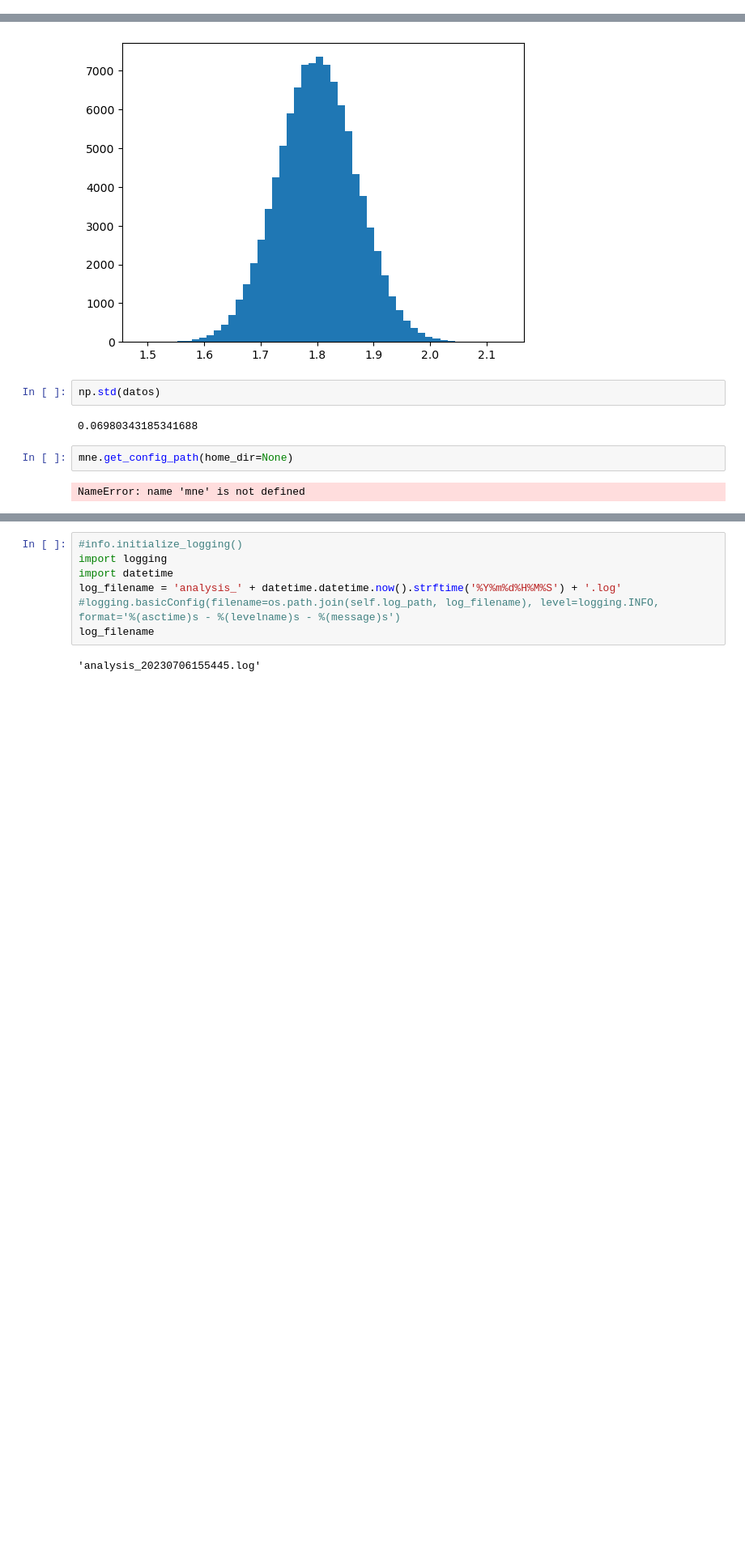
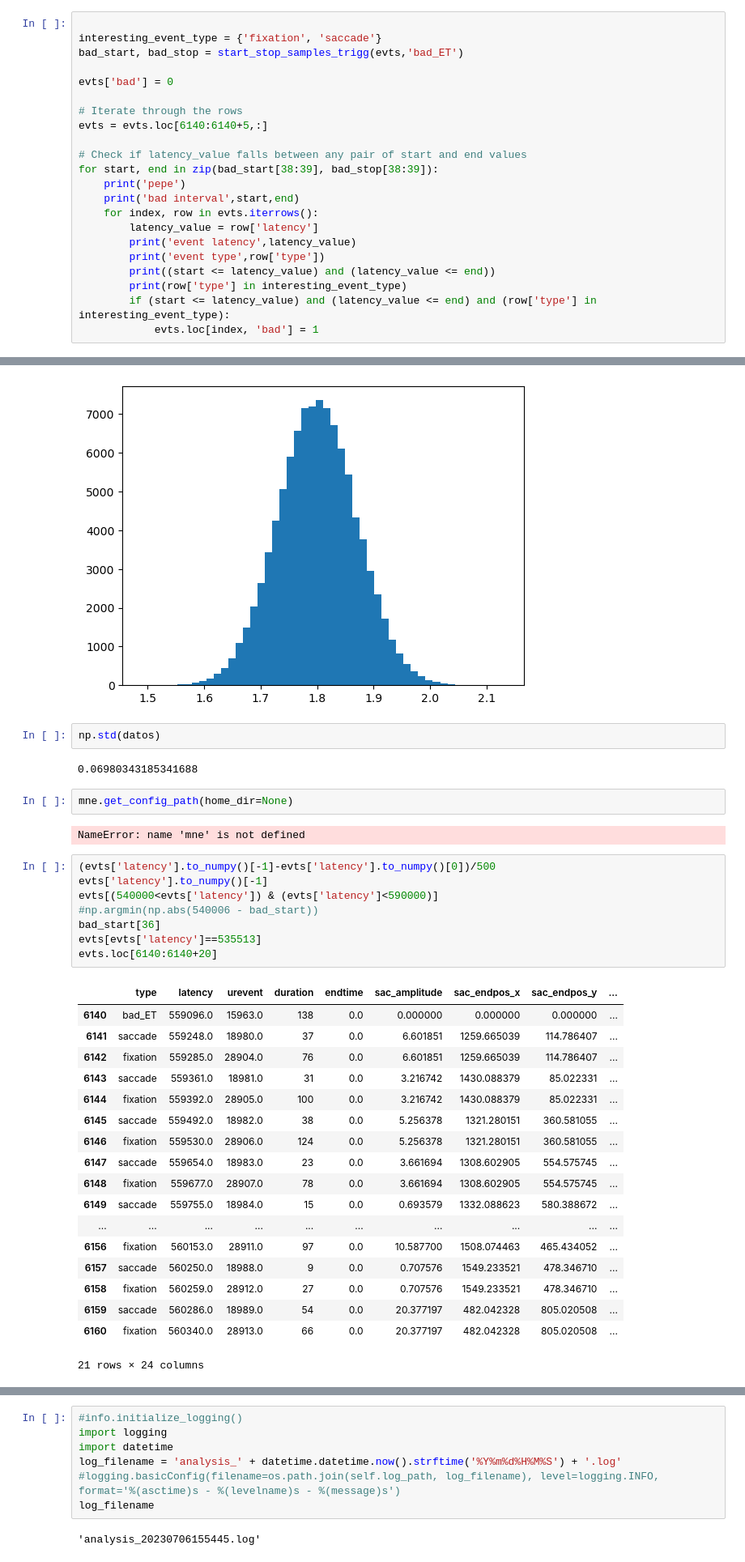
Before and after one commit to incubodac/EEGDECONV, a Jupyter notebook: MNEunfold.ipynb, the cells around one changed output, grey strips where cells are left out. Shown at 81% size. Cells and saved outputs as stored; diff of their text form; blank space fills up the shorter version.

```diff
--- a/MNEunfold.ipynb
+++ b/MNEunfold.ipynb
@@ -56,0 +122,22 @@ evts[evts['type'] =='bad_ET']
+# %%
+
+interesting_event_type = {'fixation', 'saccade'}
+bad_start, bad_stop = start_stop_samples_trigg(evts,'bad_ET')
+
+evts['bad'] = 0
+
+# Iterate through the rows
+evts = evts.loc[6140:6140+5,:]
+
+# Check if latency_value falls between any pair of start and end values
+for start, end in zip(bad_start[38:39], bad_stop[38:39]):
+    print('pepe')
+    print('bad interval',start,end)
+    for index, row in evts.iterrows():
+        latency_value = row['latency']
+        print('event latency',latency_value)
+        print('event type',row['type'])
+        print((start <= latency_value) and (latency_value <= end))
+        print(row['type'] in interesting_event_type)
+        if (start <= latency_value) and (latency_value <= end) and (row['type'] in interesting_event_type):
+            evts.loc[index, 'bad'] = 1
@@ -556,3 +667,30 @@ np.std(datos)
 mne.get_config_path(home_dir=None)
 # %% [output]
 NameError: name 'mne' is not defined
+# %%
+(evts['latency'].to_numpy()[-1]-evts['latency'].to_numpy()[0])/500
+evts['latency'].to_numpy()[-1]
+evts[(540000<evts['latency']) & (evts['latency']<590000)]
+#np.argmin(np.abs(540006 - bad_start))
+bad_start[36]
+evts[evts['latency']==535513]
+evts.loc[6140:6140+20]
+# %% [output]
+|  | type | latency | urevent | duration | endtime | sac_amplitude | sac_endpos_x | sac_endpos_y | ... |
+| 6140 | bad_ET | 559096.0 | 15963.0 | 138 | 0.0 | 0.000000 | 0.000000 | 0.000000 | ... |
+| 6141 | saccade | 559248.0 | 18980.0 | 37 | 0.0 | 6.601851 | 1259.665039 | 114.786407 | ... |
+| 6142 | fixation | 559285.0 | 28904.0 | 76 | 0.0 | 6.601851 | 1259.665039 | 114.786407 | ... |
+| 6143 | saccade | 559361.0 | 18981.0 | 31 | 0.0 | 3.216742 | 1430.088379 | 85.022331 | ... |
+| 6144 | fixation | 559392.0 | 28905.0 | 100 | 0.0 | 3.216742 | 1430.088379 | 85.022331 | ... |
+| 6145 | saccade | 559492.0 | 18982.0 | 38 | 0.0 | 5.256378 | 1321.280151 | 360.581055 | ... |
+| 6146 | fixation | 559530.0 | 28906.0 | 124 | 0.0 | 5.256378 | 1321.280151 | 360.581055 | ... |
+| 6147 | saccade | 559654.0 | 18983.0 | 23 | 0.0 | 3.661694 | 1308.602905 | 554.575745 | ... |
+| 6148 | fixation | 559677.0 | 28907.0 | 78 | 0.0 | 3.661694 | 1308.602905 | 554.575745 | ... |
+| 6149 | saccade | 559755.0 | 18984.0 | 15 | 0.0 | 0.693579 | 1332.088623 | 580.388672 | ... |
+| ... | ... | ... | ... | ... | ... | ... | ... | ... | ... |
+| 6156 | fixation | 560153.0 | 28911.0 | 97 | 0.0 | 10.587700 | 1508.074463 | 465.434052 | ... |
+| 6157 | saccade | 560250.0 | 18988.0 | 9 | 0.0 | 0.707576 | 1549.233521 | 478.346710 | ... |
+| 6158 | fixation | 560259.0 | 28912.0 | 27 | 0.0 | 0.707576 | 1549.233521 | 478.346710 | ... |
+| 6159 | saccade | 560286.0 | 18989.0 | 54 | 0.0 | 20.377197 | 482.042328 | 805.020508 | ... |
+| 6160 | fixation | 560340.0 | 28913.0 | 66 | 0.0 | 20.377197 | 482.042328 | 805.020508 | ... |
+21 rows × 24 columns
```
Also changed, not shown: parts of 16 cells of this notebook, 1 other file.
